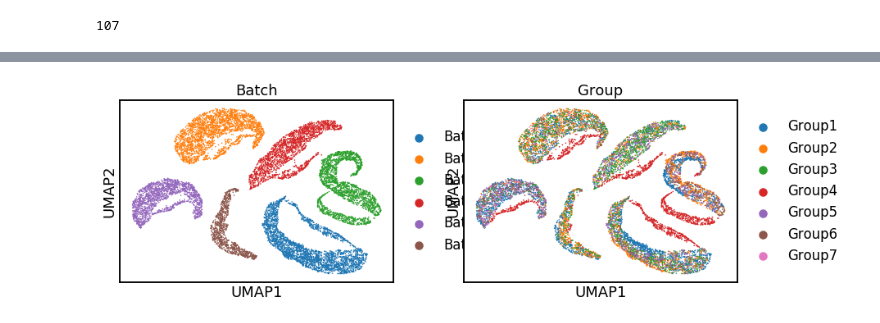
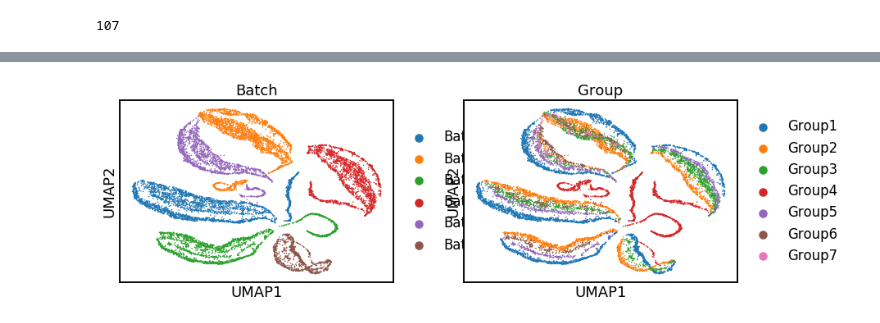
Before and after one commit to theislab/scib, a Jupyter notebook: notebooks/integration/scanvi.ipynb, the cells around one changed output, grey strips where cells are left out. Saved outputs shown, nothing was run; the diff lists cells and outputs as text; code cells hidden in the pictures.

```diff
--- a/notebooks/integration/scanvi.ipynb
+++ b/notebooks/integration/scanvi.ipynb
@@ -86,7 +86,7 @@ def runScanvi(adata, batch, labels, hvg=None):
         reconstruction_loss='nb',
         n_batch=net_adata_out.n_batches,
         n_labels=net_adata_out.n_labels,
-        #n_layers=n_layers,
+        n_layers=n_layers,
         #n_latent=n_latent,
         #n_hidden=n_hidden,
     )
@@ -99,9 +99,9 @@ def runScanvi(adata, batch, labels, hvg=None):
         use_cuda=False,
     )
 
-    #trainer.labelled_set = trainer.create_posterior()
+    trainer.labelled_set = trainer.create_posterior()
 
-    trainer.train(n_epochs=5)
+    trainer.train(n_epochs=10)
 
     full = trainer.create_posterior(trainer.model, net_adata_out, indices=np.arange(len(net_adata_out)))
     latent, _, _ = full.sequential().get_latent()
@@ -134,6 +147,6 @@ plt.show()
 # %%
 integrated = sc.read_h5ad('scanvi_integrated.h5ad')
 # %%
-sc.pl.umap(integrated, color=['Batch', 'Group'])
+sc.pl.umap(integrated2, color=['Batch', 'Group'])
 # %% [output]
-[figure, old version]
+[figure, new version]
```
Also changed, not shown: parts of 2 cells of this notebook.
